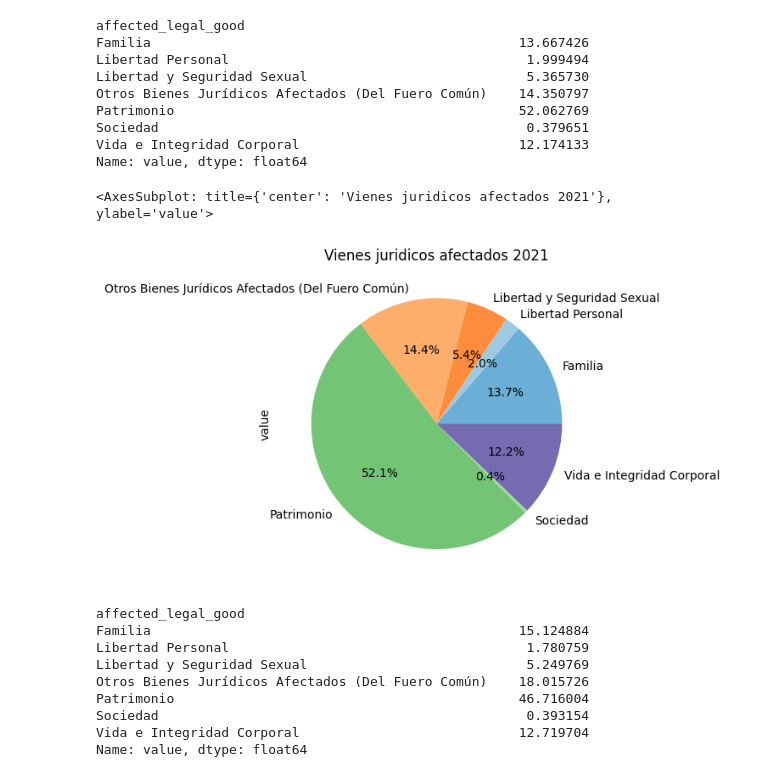
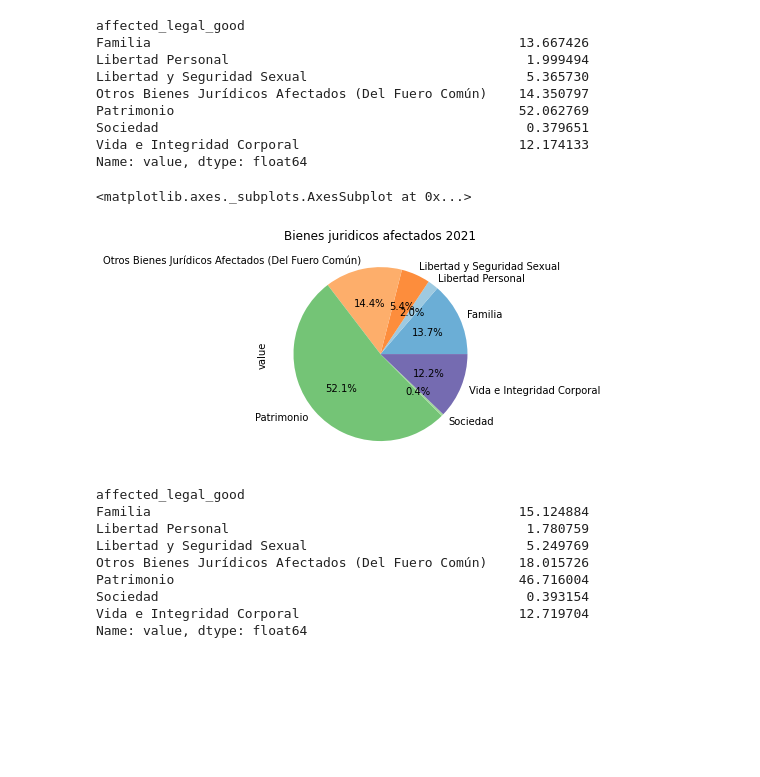
Before and after one commit to BeduEquipo19/Proyecto_Python, a Jupyter notebook: proyecto2.ipynb, the cells around one changed output. Drawn from its saved outputs; the diff is of its cells as text; code cells hidden in the pictures; blank space fills up the shorter version.

```diff
--- a/proyecto2.ipynb
+++ b/proyecto2.ipynb
@@ -833,10 +841,10 @@ Vida e Integridad Corporal                            12.174133
 Name: value, dtype: float64
 # %%
 cmap = plt.get_cmap("tab20c")
-inseguridad_2021_porcentaje.plot.pie(colors=cmap([1, 2, 5, 6, 9, 10, 12]),title='Vienes juridicos afectados 2021', autopct='%1.1f%%')
+inseguridad_2021_porcentaje.plot.pie(colors=cmap([1, 2, 5, 6, 9, 10, 12]),title='Bienes juridicos afectados 2021', autopct='%1.1f%%')
 # %% [output]
-<AxesSubplot: title={'center': 'Vienes juridicos afectados 2021'}, ylabel='value'>
+<matplotlib.axes._subplots.AxesSubplot at 0x...>
-[figure, old version]
+[figure, new version]
 # %%
 inseguridad_2022_porcentaje=(inseguridad_2022*100)/inseguridad_2022.sum()
 inseguridad_2022_porcentaje
```
Also changed, not shown: parts of 5 cells of this notebook.
